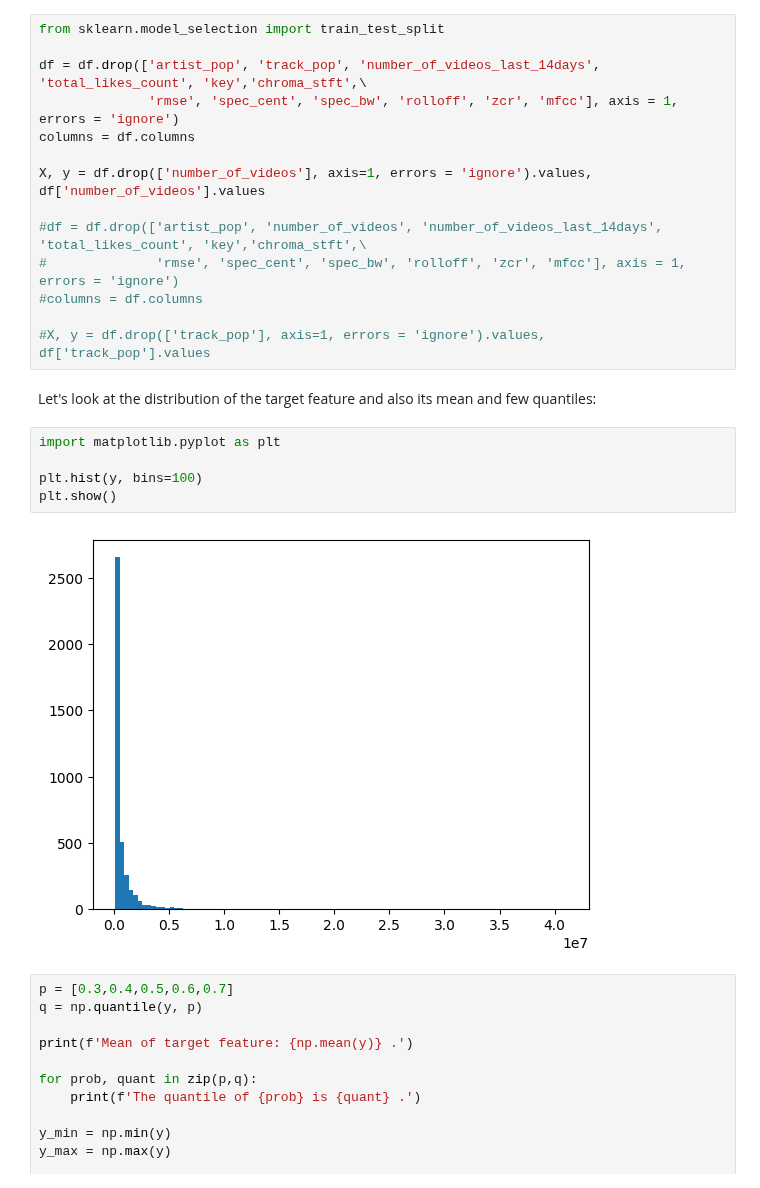
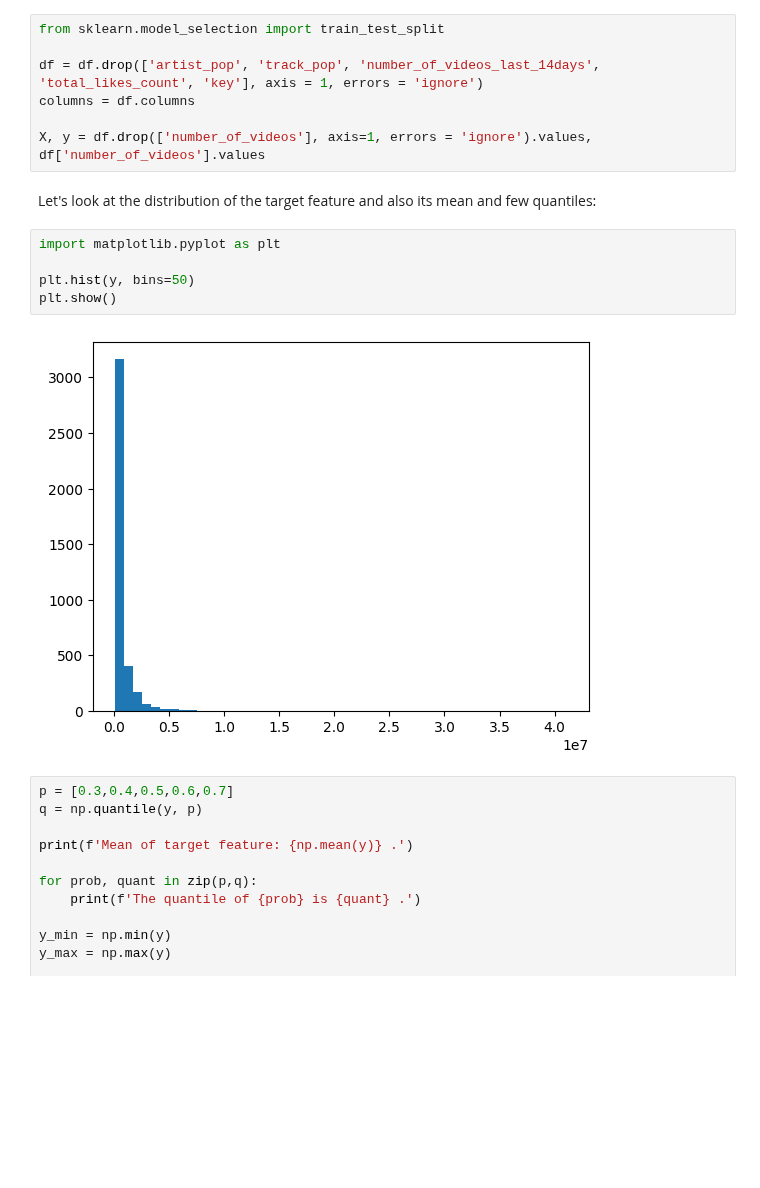
Before and after one commit to omersideman/ai-project, a Jupyter notebook: notebooks/simple_classifiers.ipynb, the cells around one changed output. Drawn from its saved outputs; the diff is of its cells as text; blank space fills up the shorter version.

```diff
--- a/notebooks/simple_classifiers.ipynb
+++ b/notebooks/simple_classifiers.ipynb
@@ -47,26 +47,19 @@ next, we will split the target feature (number_of_videos) from the rest of the f
 # %%
 from sklearn.model_selection import train_test_split
 
-df = df.drop(['artist_pop', 'track_pop', 'number_of_videos_last_14days', 'total_likes_count', 'key','chroma_stft',\
-              'rmse', 'spec_cent', 'spec_bw', 'rolloff', 'zcr', 'mfcc'], axis = 1, errors = 'ignore')
+df = df.drop(['artist_pop', 'track_pop', 'number_of_videos_last_14days', 'total_likes_count', 'key'], axis = 1, errors = 'ignore')
 columns = df.columns
 
 X, y = df.drop(['number_of_videos'], axis=1, errors = 'ignore').values,  df['number_of_videos'].values
-
-#df = df.drop(['artist_pop', 'number_of_videos', 'number_of_videos_last_14days', 'total_likes_count', 'key','chroma_stft',\
-#              'rmse', 'spec_cent', 'spec_bw', 'rolloff', 'zcr', 'mfcc'], axis = 1, errors = 'ignore')
-#columns = df.columns
-
-#X, y = df.drop(['track_pop'], axis=1, errors = 'ignore').values,  df['track_pop'].values
 # %% [markdown]
 Let's look at the distribution of the target feature and also its mean and few quantiles:
 # %%
 import matplotlib.pyplot as plt
 
-plt.hist(y, bins=100)
+plt.hist(y, bins=50)
 plt.show()
 # %% [output]
-[figure, old version]
+[figure, new version]
 # %%
 p = [0.3,0.4,0.5,0.6,0.7]
 q = np.quantile(y, p)
```
Also changed, not shown: parts of 34 cells of this notebook, 5 other files.
